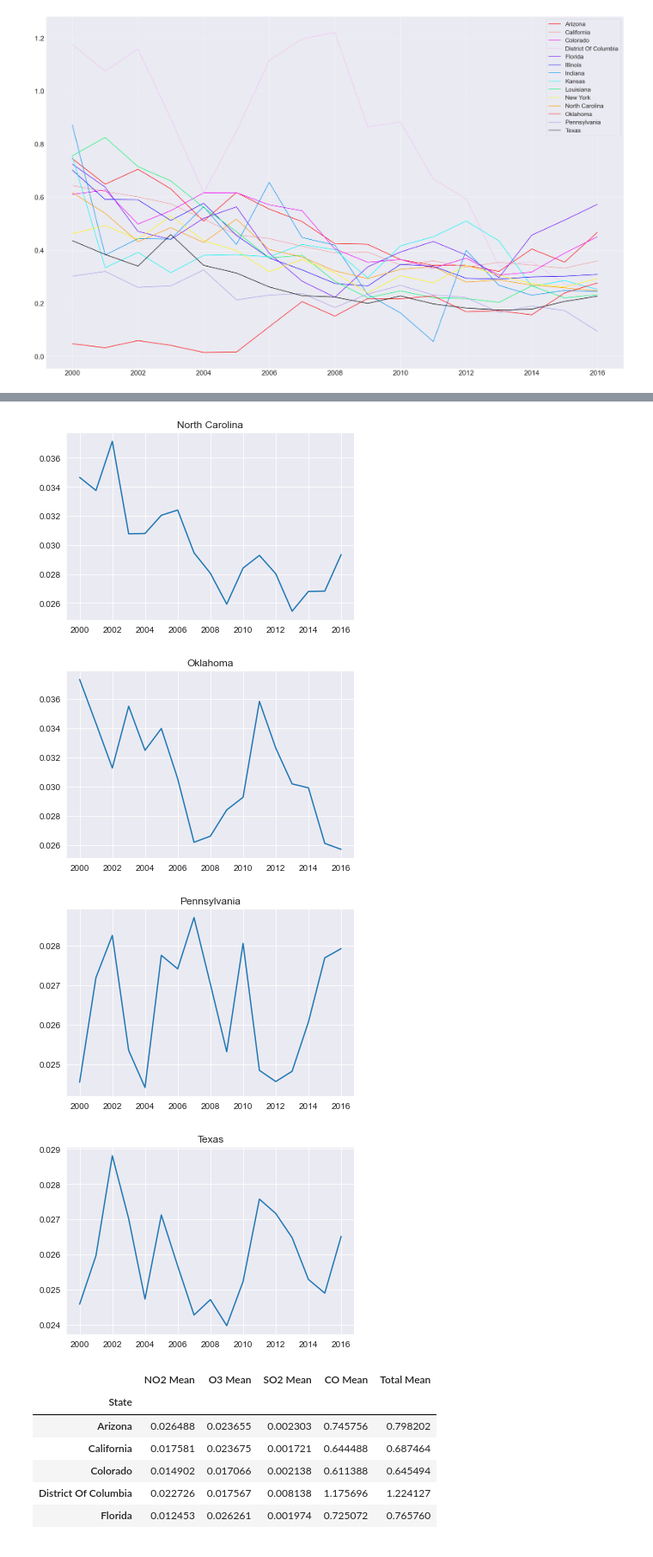
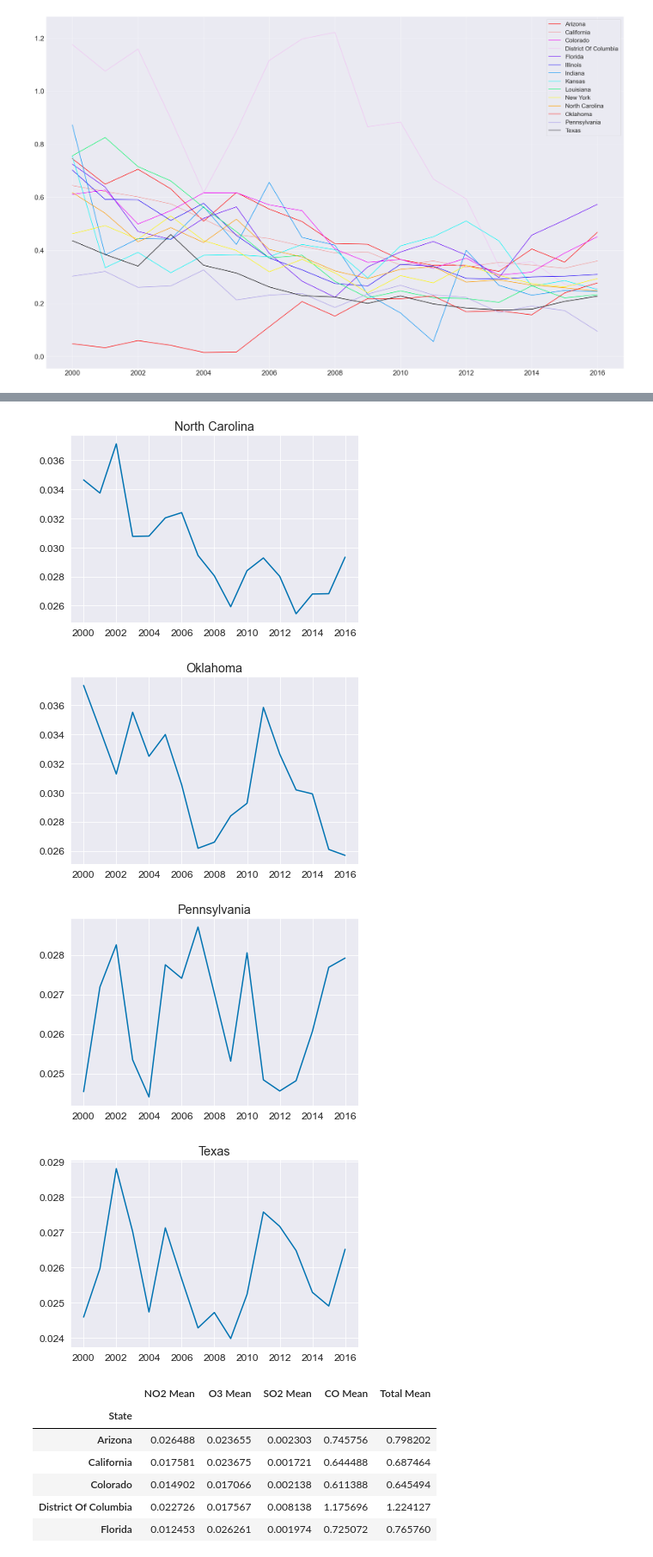
Before and after one commit to SehajS/pollution_data_analytics, a Jupyter notebook: notebook.ipynb, the cells around one changed output, grey strips where cells are left out. Shown at 86% size. Saved outputs shown, nothing was run; the diff lists cells and outputs as text; code cells hidden in the pictures.

```diff
--- a/notebook.ipynb
+++ b/notebook.ipynb
@@ -142,7 +130,3 @@ df.head()
 | 2000-01-01 | Arizona | Maricopa | 0.019042 | 0.022500 | 0.002975 | 1.145833 | 1.190350 |
 | 2000-01-01 | Arizona | Maricopa | 0.019042 | 0.022500 | 0.002975 | 0.878947 | 0.923464 |
 | 2000-01-02 | Arizona | Maricopa | 0.022958 | 0.013375 | 0.001958 | 0.850000 | 0.888292 |
-# %%
-df_list = []
-for i in range(2000, 2017, 1):
-    df_list.append(df.loc[str(i)])
@@ -151,7 +133,10 @@ mean_cols = ['NO2 Mean', 'O3 Mean', 'SO2 Mean', 'CO Mean', 'Total Mean']
 # %%
-def get_df(df_list, gas_name):
+def get_df(gas_name):
+    global df
+    df_year_list = [df.loc[str(i)] for i in range(2000, 2017)]
+
     dict_of_lists = {state:[] for state in states}
-    for df_year in df_list:
+    for df_year in df_year_list:
         for state in states:
             state_vals = df_year[df_year['State'] == state]
             dict_of_lists[state].append(state_vals[gas_name].mean())
@@ -187,7 +172,7 @@ no2_df
 | 2015 | 0.012705 | 0.010269 | 0.020039 | 0.013233 | 0.004110 | 0.008380 | 0.013494 | 0.011036 | 0.009386 | ... |
 | 2016 | 0.015811 | 0.008102 | 0.023624 | 0.012461 | 0.005493 | 0.010374 | 0.013857 | 0.011585 | 0.012911 | ... |
 # %%
-o3_df = get_df(df_list, 'O3 Mean')
+o3_df = get_df('O3 Mean')
 o3_df
 # %% [output]
 |  | Arizona | California | Colorado | District Of Columbia | Florida | Illinois | Indiana | Kansas | Louisiana | ... |
@@ -356,7 +318,12 @@ co_df.plot(figsize=(40,25), color = plot_colors, linewidth=2.0)
 <matplotlib.axes._subplots.AxesSubplot at 0x...>
 [figure]
 # %%
+# individual o3 plots
 plt.figure()
+params = {'legend.fontsize': 23,
+          'legend.handlelength': 2,
+         'font.size' : 12}
+plot.rcParams.update(params)
 sns.set_style('darkgrid')
 for i, col in enumerate(o3_df.columns):
     o3_df[col].plot(fig=plt.figure(i))
@@ -376,7 +343,7 @@ plt.show()
-[figure, old version]
+[figure, new version]
-[figure, old version]
+[figure, new version]
-[figure, old version]
+[figure, new version]
-[figure, old version]
+[figure, new version]
 # %%
 df_list[0].groupby('State')[mean_cols].mean()
 # %% [output]
```
Also changed, not shown: parts of 12 cells of this notebook.
